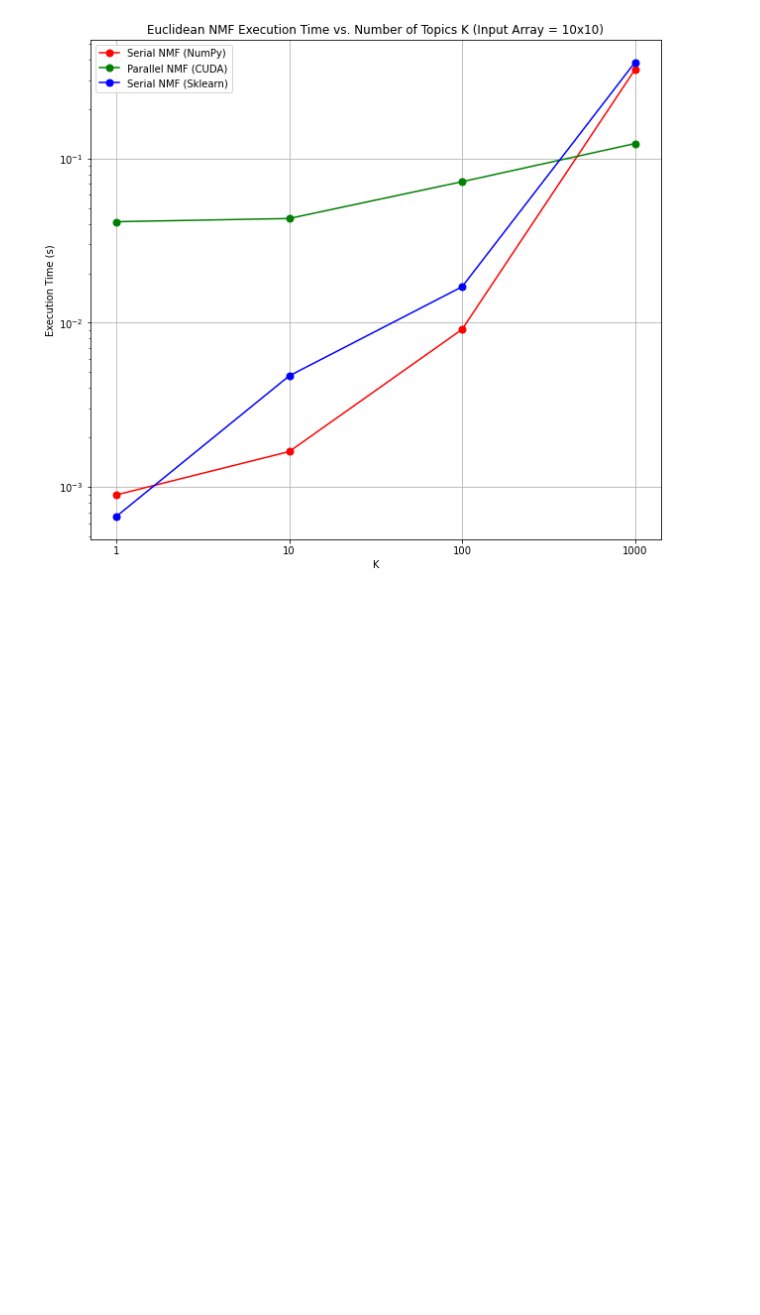
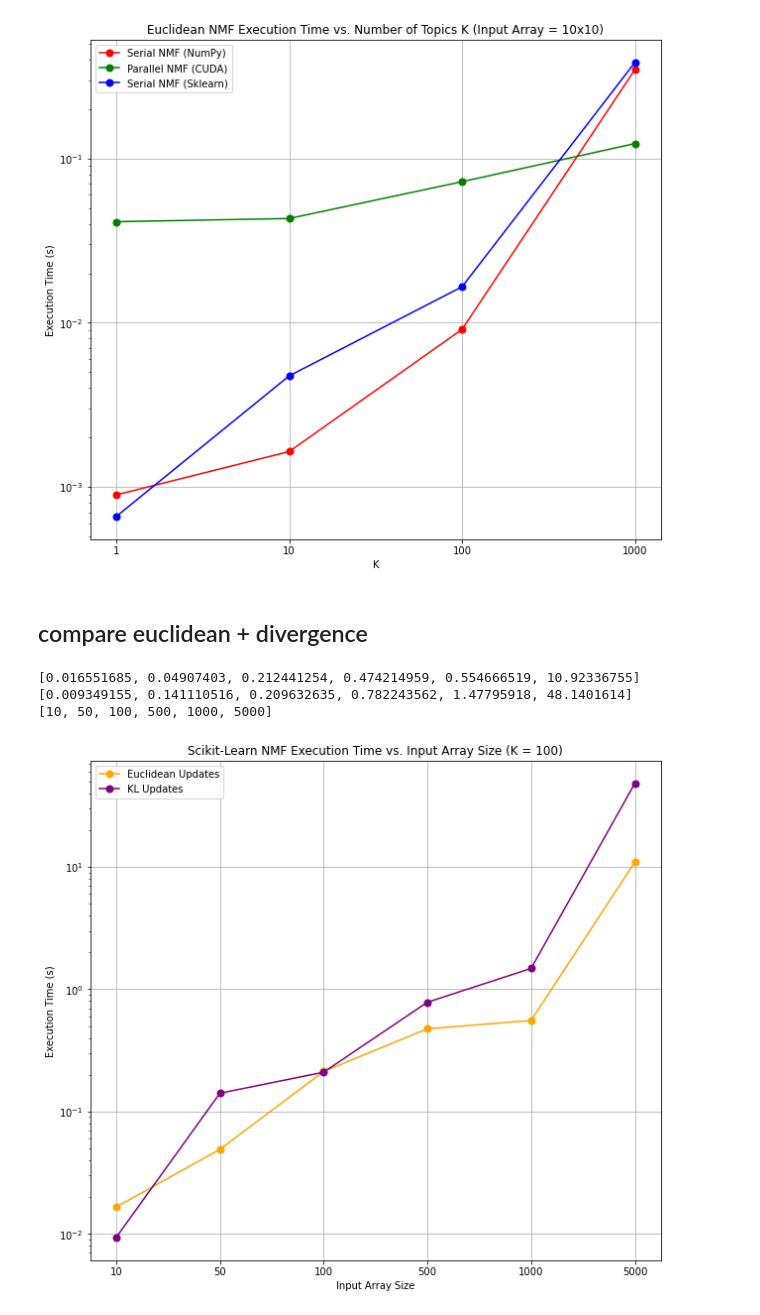
Before and after one commit to alexsugna/e4750-final-project, a Jupyter notebook: Plotting.ipynb, the cells around one changed output. Drawn from its saved outputs; the diff is of its cells as text; code cells hidden in the pictures; blank space fills up the shorter version.

Commit message:
more plots

```diff
--- a/Plotting.ipynb
+++ b/Plotting.ipynb
@@ -72,3 +72,66 @@ plt.show()
 [0.00066061, 0.004743505, 0.016551685, 0.385227513]
 [1, 10, 100, 1000]
 [figure]
+# %% [markdown]
+## compare euclidean + divergence
+# %%
+euclidean = []
+divergence = []
+
+input_shapes = []
+
+for index, row in df.iterrows():
+    function_name = row['Function'].strip()
+    execution_time = row['Execution Time']
+    K = row[' K']
+    X_shape = row[' X_shape']
+    loss = row[' Loss Type'].strip()
+
+    if K == 100:
+        if function_name == 'NMF_sklearn':
+            if loss == 'euclidean':
+                euclidean.append(execution_time)
+            elif loss == 'divergence':
+                divergence.append(execution_time)
+            else:
+                raise Exception('loss issue.')
+
+            if X_shape not in input_shapes:
+                input_shapes.append(X_shape)
+
+
+print(euclidean)
+print(divergence)
+# print(sklearn)
+print(input_shapes)
+
+title = "Scikit-Learn NMF Execution Time vs. Input Array Size (K = 100)"
+
+fig = plt.figure(figsize=(8, 7)) # make plot
+axis = fig.add_axes([0,0,1,1])
+axis.set_yscale('log')
+marker_size = 7
+
+axis.plot(euclidean, color='orange', marker='o', ms=marker_size)
+axis.plot(divergence, color='purple', marker='o', ms=marker_size)
+# axis.plot(sklearn, color='blue', marker='o', ms=marker_size)
+
+axis.set_ylabel("Execution Time (s)")
+axis.set_xlabel("Input Array Size")
+
+plt.xticks([int(i) for i in range(len(input_shapes))], input_shapes)
+
+axis.set_title(title)
+axis.grid()
+
+axis.legend(['Euclidean Updates', 'KL Updates'])
+
+extent = axis.get_window_extent().transformed(fig.dpi_scale_trans.inverted())
+fig.savefig("./figures/{}.png".format(title), bbox_inches=extent.expanded(1.2, 1.2))
+
+plt.show()
+# %% [output]
+[0.016551685, 0.04907403, 0.212441254, 0.474214959, 0.554666519, 10.92336755]
+[0.009349155, 0.141110516, 0.209632635, 0.782243562, 1.47795918, 48.1401614]
+[10, 50, 100, 500, 1000, 5000]
+[figure, added]
```
Also changed, not shown: 3 other files.
